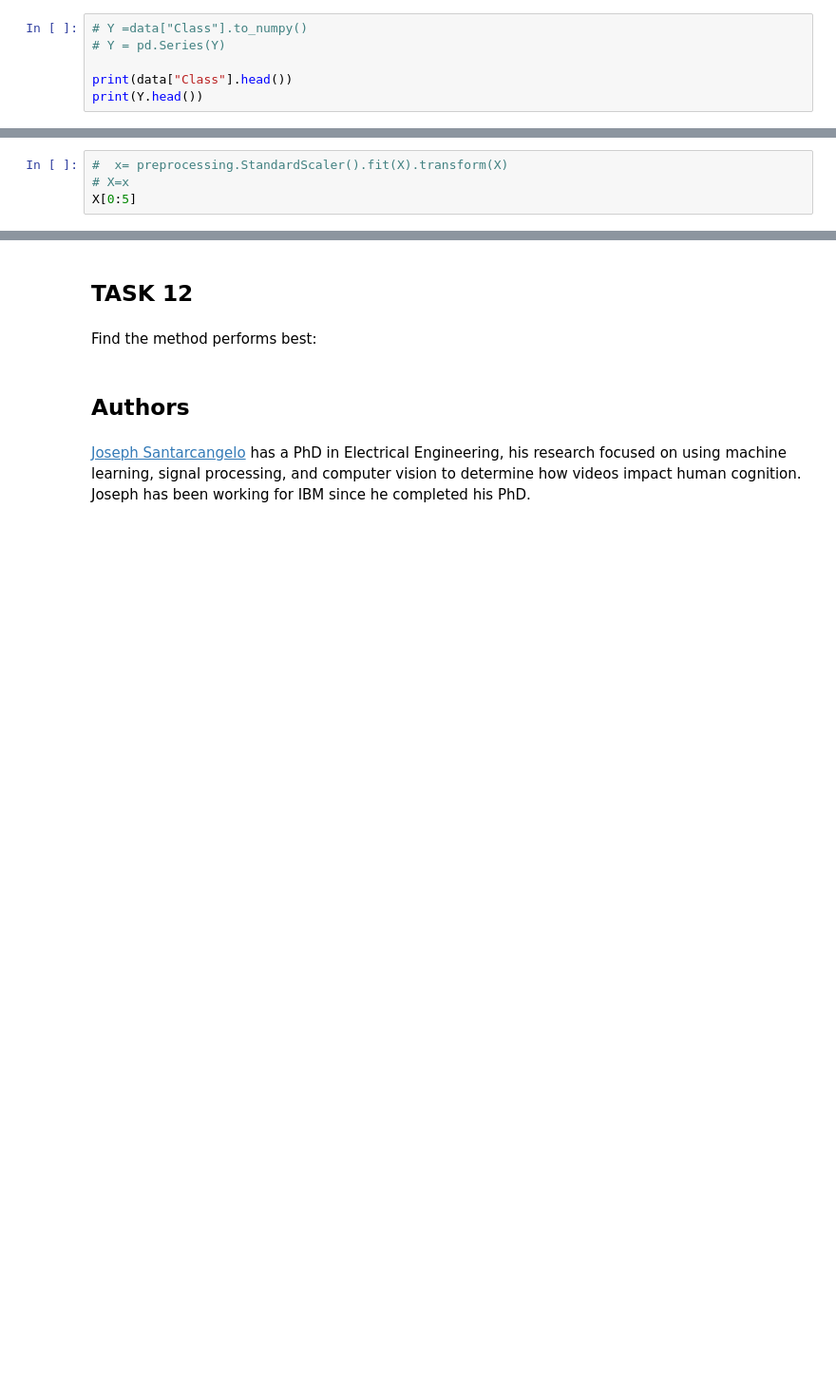
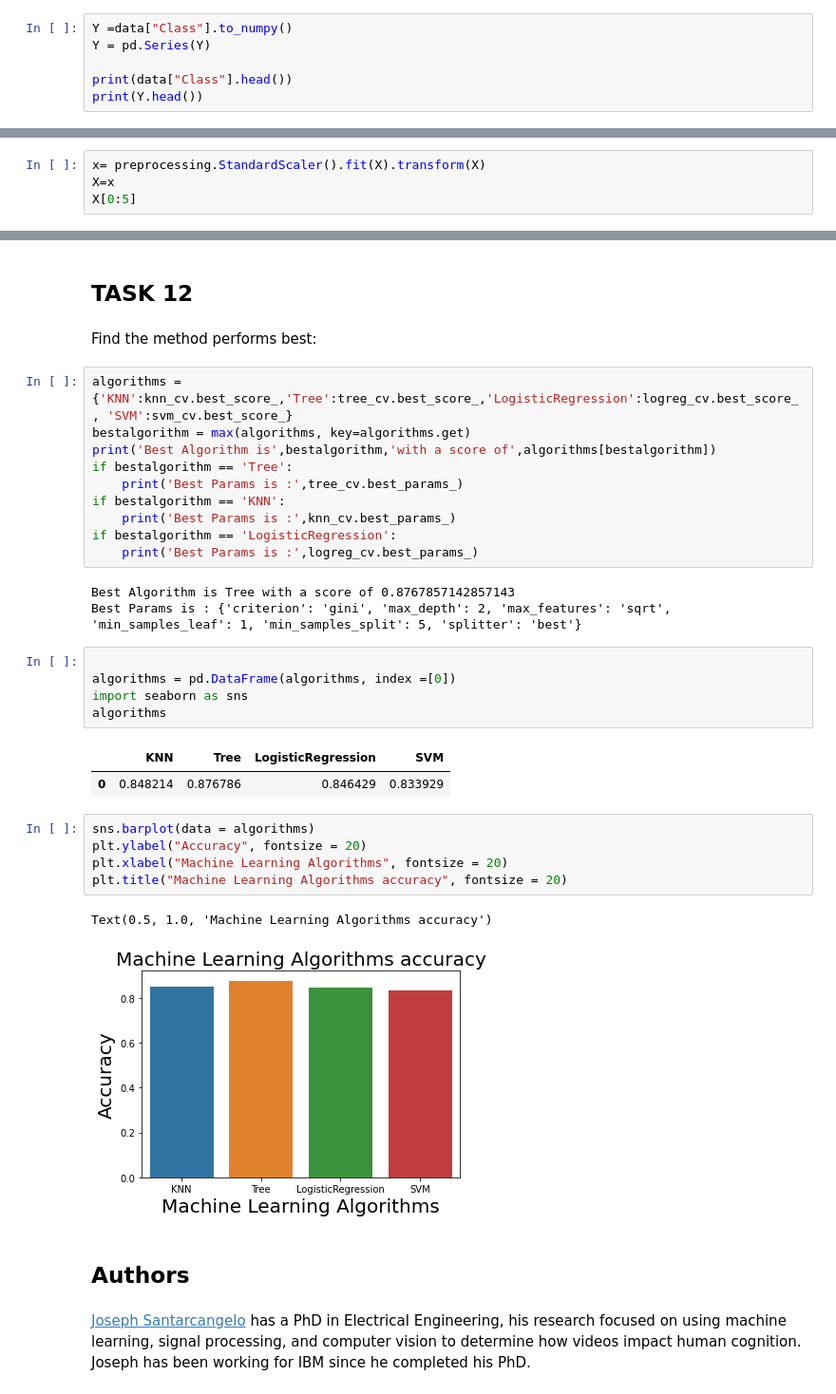
Before and after one commit to abdulj007/Falcon-9-Data-Science-Project, a Jupyter notebook: ML Prediction Lab.ipynb, the cells around one changed output, grey strips where cells are left out. Shown at 95% size. Drawn from its saved outputs; the diff is of its cells as text; blank space fills up the shorter version.

```diff
--- a/ML Prediction Lab.ipynb
+++ b/ML Prediction Lab.ipynb
@@ -124,8 +124,8 @@ Name: Class, Length: 90, dtype: int64
 Create a NumPy array from the column <code>Class</code> in <code>data</code>, by applying the method <code>to_numpy()</code>  then
 assign it  to the variable <code>Y</code>,make sure the output is a  Pandas series (only one bracket df\['name of  column']).
 # %%
-# Y =data["Class"].to_numpy()
-# Y = pd.Series(Y)
+Y =data["Class"].to_numpy()
+Y = pd.Series(Y)
 
 print(data["Class"].head())
 print(Y.head())
@@ -150,8 +150,8 @@ Standardize the data in <code>X</code> then reassign it to the variable  <code>X
 # students get this
 transform = preprocessing.StandardScaler()
 # %%
-#  x= preprocessing.StandardScaler().fit(X).transform(X)
-# X=x
+x= preprocessing.StandardScaler().fit(X).transform(X)
+X=x
 X[0:5]
 # %% [output]
 array([[-1.71291154e+00, -1.94814463e-16, -6.53912840e-01,
@@ -413,6 +413,35 @@ plot_confusion_matrix(Y_test,yhat)
 ## TASK  12
 # %% [markdown]
 Find the method performs best:
+# %%
+algorithms = {'KNN':knn_cv.best_score_,'Tree':tree_cv.best_score_,'LogisticRegression':logreg_cv.best_score_, 'SVM':svm_cv.best_score_}
+bestalgorithm = max(algorithms, key=algorithms.get)
+print('Best Algorithm is',bestalgorithm,'with a score of',algorithms[bestalgorithm])
+if bestalgorithm == 'Tree':
+    print('Best Params is :',tree_cv.best_params_)
+if bestalgorithm == 'KNN':
+    print('Best Params is :',knn_cv.best_params_)
+if bestalgorithm == 'LogisticRegression':
+    print('Best Params is :',logreg_cv.best_params_)
+# %% [output]
+Best Algorithm is Tree with a score of 0.8767857142857143
+Best Params is : {'criterion': 'gini', 'max_depth': 2, 'max_features': 'sqrt', 'min_samples_leaf': 1, 'min_samples_split': 5, 'splitter': 'best'}
+# %%
+
+algorithms = pd.DataFrame(algorithms, index =[0])
+import seaborn as sns
+algorithms
+# %% [output]
+|  | KNN | Tree | LogisticRegression | SVM |
+| 0 | 0.848214 | 0.876786 | 0.846429 | 0.833929 |
+# %%
+sns.barplot(data = algorithms)
+plt.ylabel("Accuracy", fontsize = 20)
+plt.xlabel("Machine Learning Algorithms", fontsize = 20)
+plt.title("Machine Learning Algorithms accuracy", fontsize = 20)
+# %% [output]
+Text(0.5, 1.0, 'Machine Learning Algorithms accuracy')
+[figure, added]
 # %% [markdown]
 ## Authors
 # %% [markdown]
```
Also changed, not shown: parts of 3 cells of this notebook.
